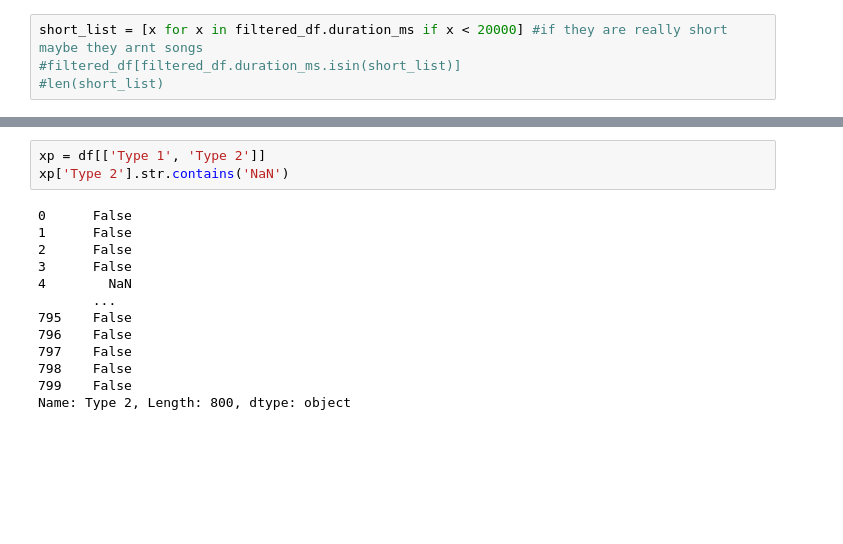
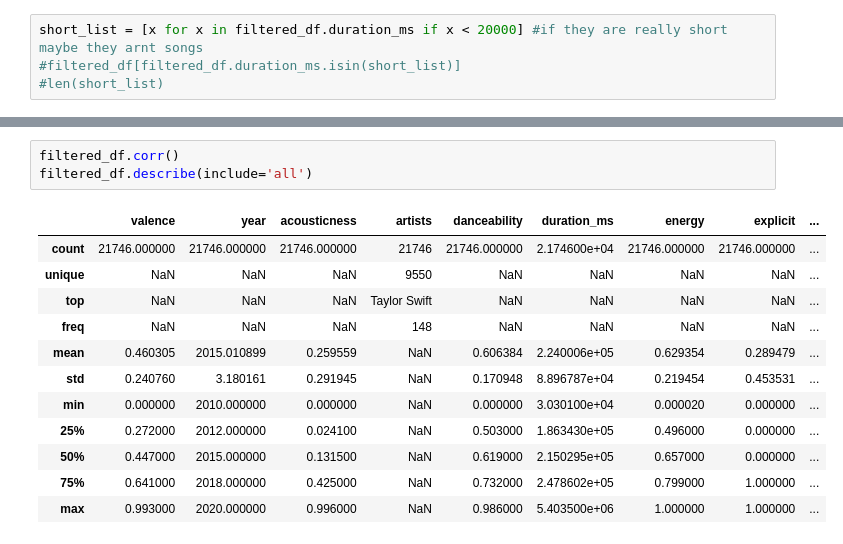
Before and after one commit to CupOfGeo/MusicModel, a Jupyter notebook: Dev.ipynb, the cells around one changed output, grey strips where cells are left out. Cells and saved outputs as stored; diff of their text form; blank space fills up the shorter version.

```diff
--- a/Dev.ipynb
+++ b/Dev.ipynb
@@ -58,16 +58,16 @@ filtered_df.head()
-# %%
-xp = df[['Type 1', 'Type 2']]
-xp['Type 2'].str.contains('NaN')
-# %% [output]
-0      False
-1      False
-2      False
-3      False
-4        NaN
-       ...
-795    False
-796    False
-797    False
-798    False
-799    False
-Name: Type 2, Length: 800, dtype: object
+# %%
+filtered_df.corr()
+filtered_df.describe(include='all')
+# %% [output]
+|  | valence | year | acousticness | artists | danceability | duration_ms | energy | explicit | ... |
+| count | 21746.000000 | 21746.000000 | 21746.000000 | 21746 | 21746.000000 | 2.174600e+04 | 21746.000000 | 21746.000000 | ... |
+| unique | NaN | NaN | NaN | 9550 | NaN | NaN | NaN | NaN | ... |
+| top | NaN | NaN | NaN | Taylor Swift | NaN | NaN | NaN | NaN | ... |
+| freq | NaN | NaN | NaN | 148 | NaN | NaN | NaN | NaN | ... |
+| mean | 0.460305 | 2015.010899 | 0.259559 | NaN | 0.606384 | 2.240006e+05 | 0.629354 | 0.289479 | ... |
+| std | 0.240760 | 3.180161 | 0.291945 | NaN | 0.170948 | 8.896787e+04 | 0.219454 | 0.453531 | ... |
+| min | 0.000000 | 2010.000000 | 0.000000 | NaN | 0.000000 | 3.030100e+04 | 0.000020 | 0.000000 | ... |
+| 25% | 0.272000 | 2012.000000 | 0.024100 | NaN | 0.503000 | 1.863430e+05 | 0.496000 | 0.000000 | ... |
+| 50% | 0.447000 | 2015.000000 | 0.131500 | NaN | 0.619000 | 2.150295e+05 | 0.657000 | 0.000000 | ... |
+| 75% | 0.641000 | 2018.000000 | 0.425000 | NaN | 0.732000 | 2.478602e+05 | 0.799000 | 1.000000 | ... |
+| max | 0.993000 | 2020.000000 | 0.996000 | NaN | 0.986000 | 5.403500e+06 | 1.000000 | 1.000000 | ... |
```
Also changed, not shown: parts of 4 cells of this notebook, 3 other files.
